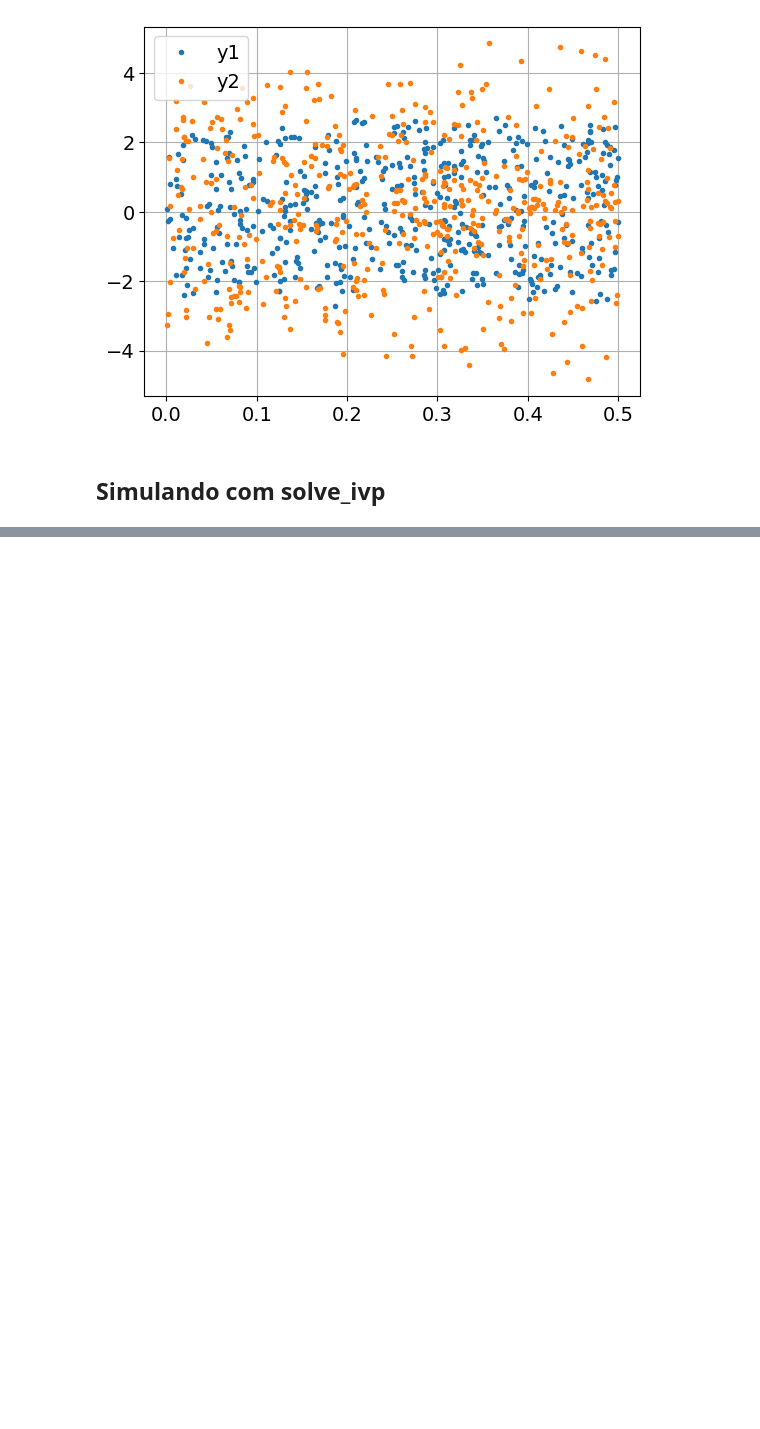
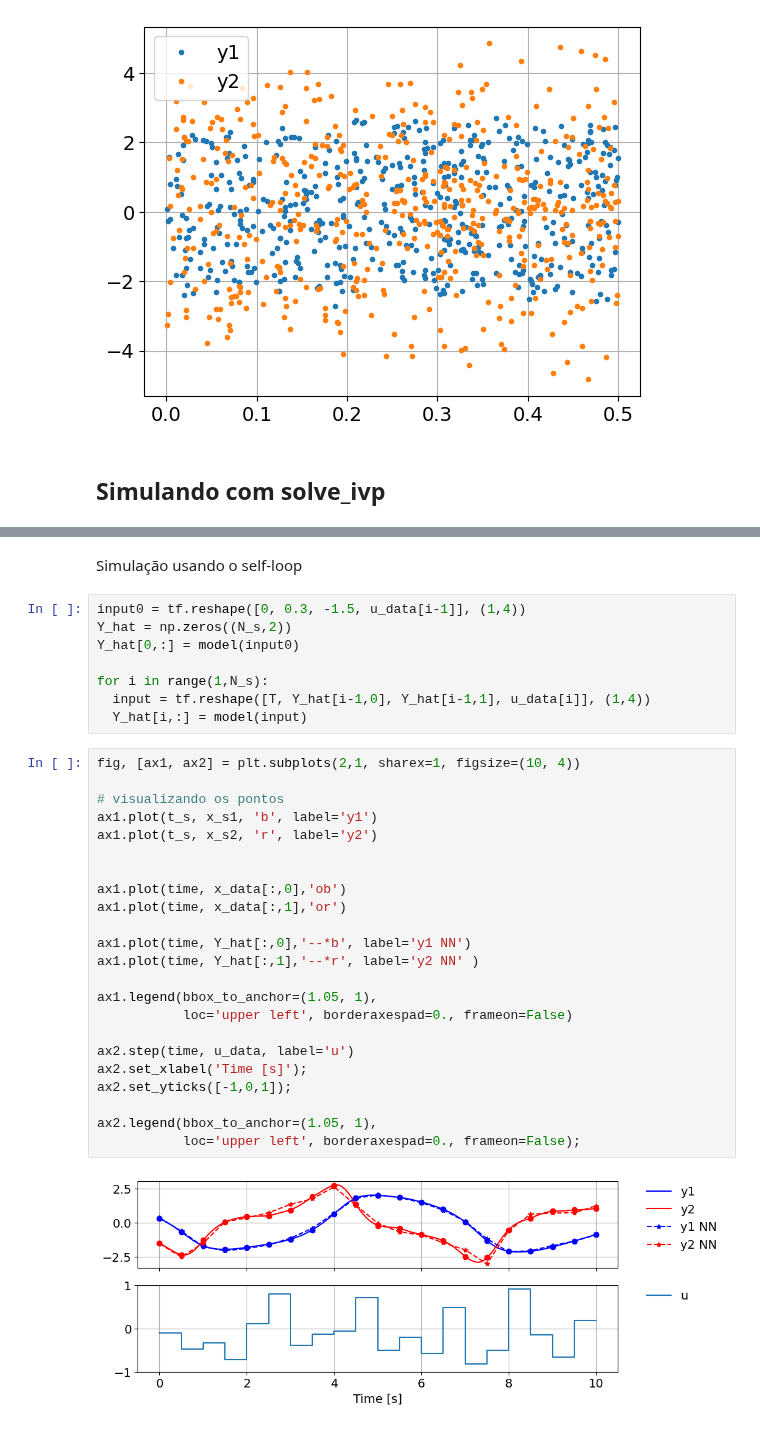
Before and after one commit to juliosdutra/Controle_de_Processos_UFES, a Jupyter notebook: PINN_vdPol_controle.ipynb, the cells around one changed output, grey strips where cells are left out. Drawn from its saved outputs; the diff is of its cells as text; blank space fills up the shorter version.

```diff
--- a/PINN_vdPol_controle.ipynb
+++ b/PINN_vdPol_controle.ipynb
@@ -251,0 +269,35 @@ plt.xlabel('Time [s]');
+# %% [markdown]
+Simulação usando o self-loop
+# %%
+input0 = tf.reshape([0, 0.3, -1.5, u_data[i-1]], (1,4))
+Y_hat = np.zeros((N_s,2))
+Y_hat[0,:] = model(input0)
+
+for i in range(1,N_s):
+  input = tf.reshape([T, Y_hat[i-1,0], Y_hat[i-1,1], u_data[i]], (1,4))
+  Y_hat[i,:] = model(input)
+# %%
+fig, [ax1, ax2] = plt.subplots(2,1, sharex=1, figsize=(10, 4))
+
+# visualizando os pontos
+ax1.plot(t_s, x_s1, 'b', label='y1')
+ax1.plot(t_s, x_s2, 'r', label='y2')
+
+
+ax1.plot(time, x_data[:,0],'ob')
+ax1.plot(time, x_data[:,1],'or')
+
+ax1.plot(time, Y_hat[:,0],'--*b', label='y1 NN')
+ax1.plot(time, Y_hat[:,1],'--*r', label='y2 NN' )
+
+ax1.legend(bbox_to_anchor=(1.05, 1),
+           loc='upper left', borderaxespad=0., frameon=False)
+
+ax2.step(time, u_data, label='u')
+ax2.set_xlabel('Time [s]');
+ax2.set_yticks([-1,0,1]);
+
+ax2.legend(bbox_to_anchor=(1.05, 1),
+           loc='upper left', borderaxespad=0., frameon=False);
+# %% [output]
+[figure, added]
```
Also changed, not shown: parts of 5 cells of this notebook.
